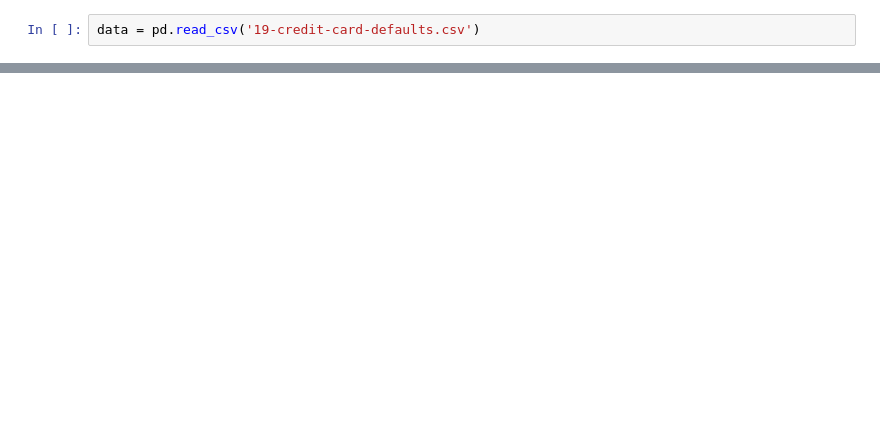
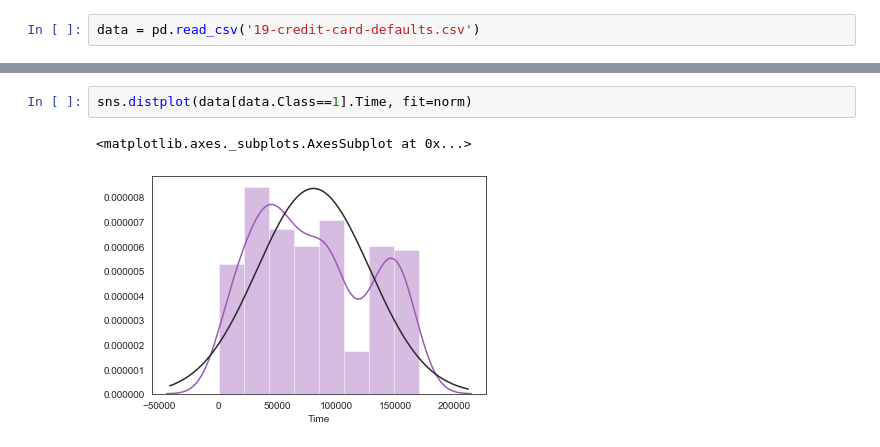
Before and after one commit to davidtnly/Python, a Jupyter notebook: MachineLearning/19-tensorflow-fraud-detection.ipynb, the cells around one changed output, grey strips where cells are left out. Saved outputs shown, nothing was run; the diff lists cells and outputs as text; blank space fills up the shorter version.

```diff
--- a/MachineLearning/19-tensorflow-fraud-detection.ipynb
+++ b/MachineLearning/19-tensorflow-fraud-detection.ipynb
@@ -139,0 +210,5 @@ get_nulls(data)
+# %%
+sns.distplot(data[data.Class==1].Time, fit=norm)
+# %% [output]
+<matplotlib.axes._subplots.AxesSubplot at 0x...>
+[figure, added]
```
Also changed, not shown: parts of 52 cells of this notebook, 5 other files.
